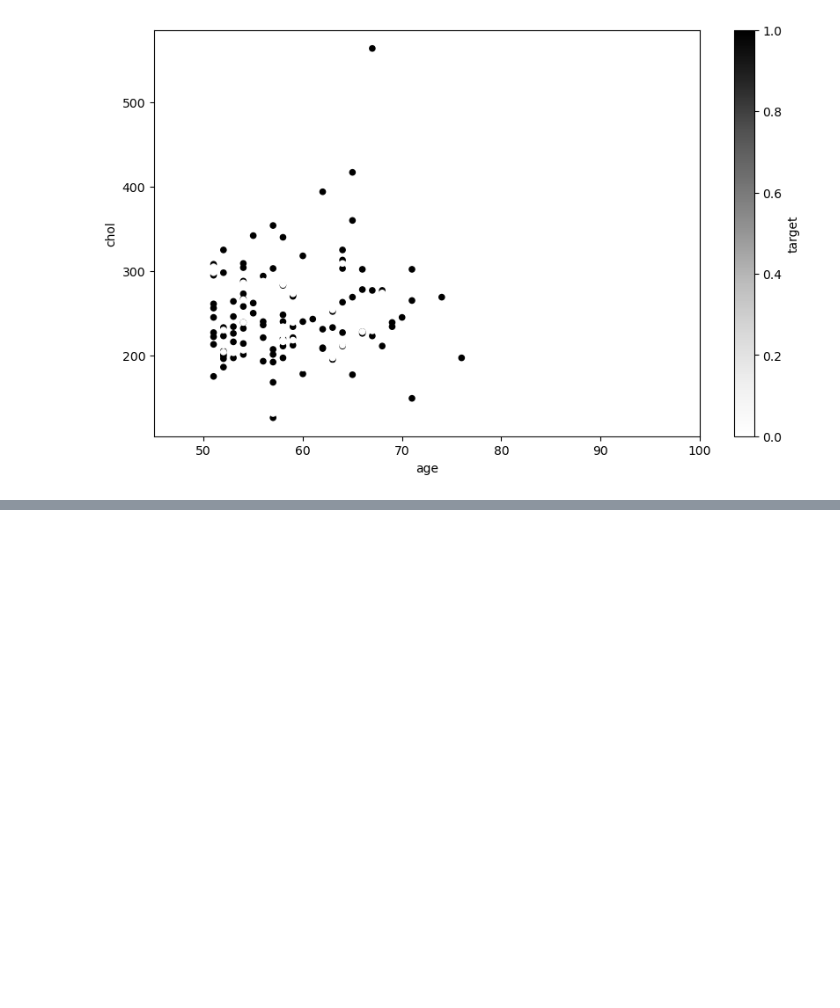
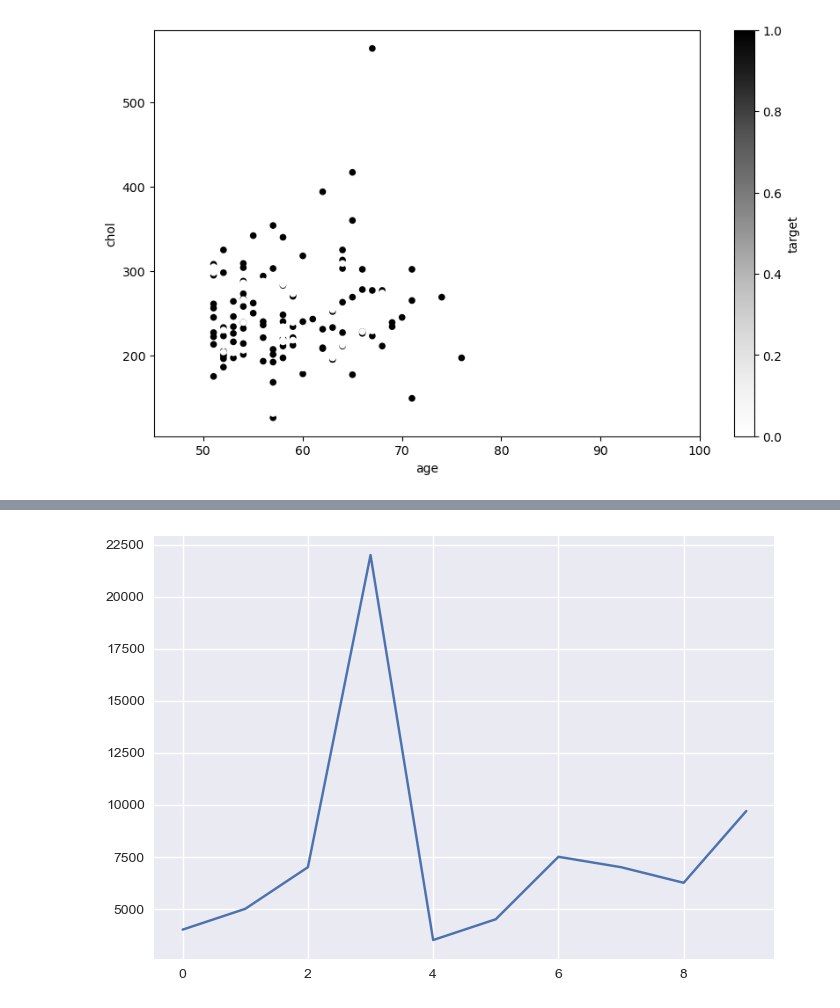
Before and after one commit to DanielJBox/ml-ds-ztm, a Jupyter notebook: matplotlib-project/introduction-to-matplotlib.ipynb, the cells around one changed output, grey strips where cells are left out. Saved outputs shown, nothing was run; the diff lists cells and outputs as text; code cells hidden in the pictures; blank space fills up the shorter version.

```diff
--- a/matplotlib-project/introduction-to-matplotlib.ipynb
+++ b/matplotlib-project/introduction-to-matplotlib.ipynb
@@ -521,0 +668,6 @@ plt.show()
+# %%
+plt.style.use('seaborn-v0_8')
+car_sales["Price"].plot()
+plt.show()
+# %% [output]
+[figure, added]
```
Also changed, not shown: parts of 31 cells of this notebook.
